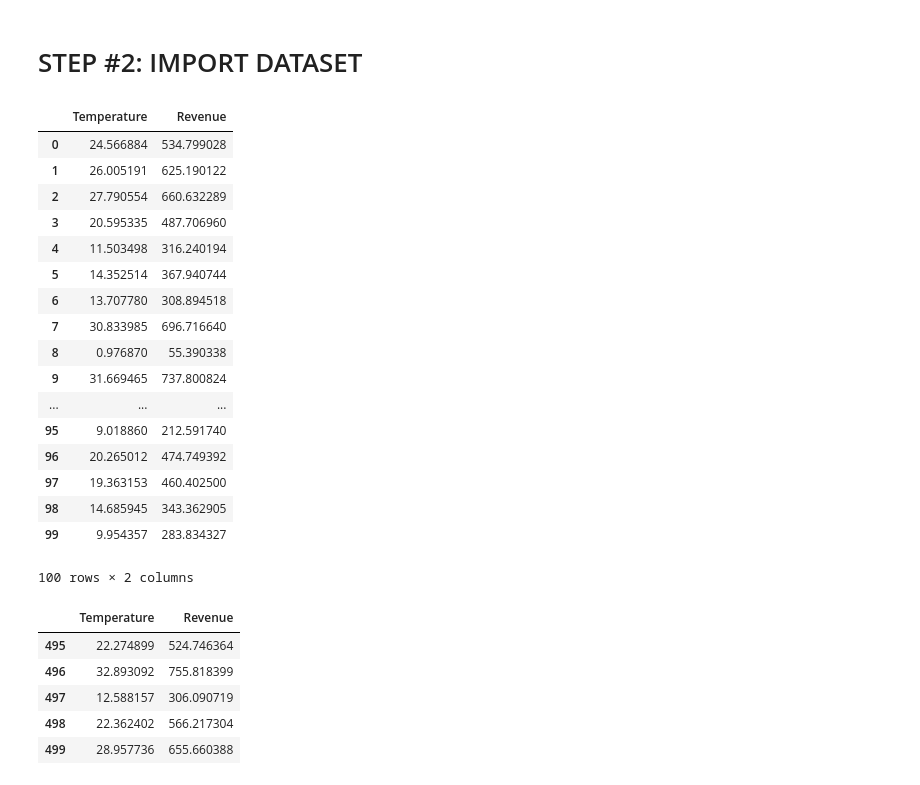
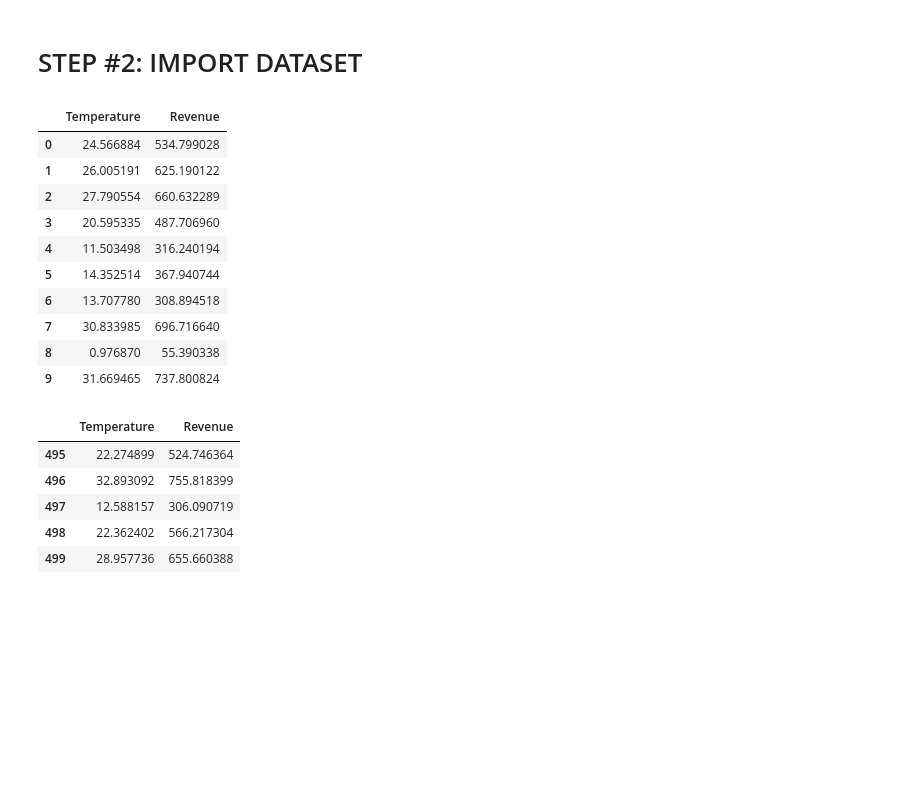
Before and after one commit to kwakyebrilliant/simplelinearregression, a Jupyter notebook: Simple Linear Regression - Ice Cream Revenue Prediction.ipynb, the cells around one changed output. Drawn from its saved outputs; the diff is of its cells as text; code cells hidden in the pictures; blank space fills up the shorter version.

Commit message:
head

```diff
--- a/Simple Linear Regression - Ice Cream Revenue Prediction.ipynb
+++ b/Simple Linear Regression - Ice Cream Revenue Prediction.ipynb
@@ -27,26 +27,19 @@ import seaborn as sns
 #Import data
 IceCream = pd.read_csv("IceCreamData.csv")
 # %%
-IceCream.head(100)
+IceCream.head(10)
 # %% [output]
 |  | Temperature | Revenue |
 | 0 | 24.566884 | 534.799028 |
 | 1 | 26.005191 | 625.190122 |
 | 2 | 27.790554 | 660.632289 |
 | 3 | 20.595335 | 487.706960 |
 | 4 | 11.503498 | 316.240194 |
 | 5 | 14.352514 | 367.940744 |
 | 6 | 13.707780 | 308.894518 |
 | 7 | 30.833985 | 696.716640 |
 | 8 | 0.976870 | 55.390338 |
 | 9 | 31.669465 | 737.800824 |
-| ... | ... | ... |
-| 95 | 9.018860 | 212.591740 |
-| 96 | 20.265012 | 474.749392 |
-| 97 | 19.363153 | 460.402500 |
-| 98 | 14.685945 | 343.362905 |
-| 99 | 9.954357 | 283.834327 |
-100 rows × 2 columns
 # %%
 IceCream.tail()
 # %% [output]
```
